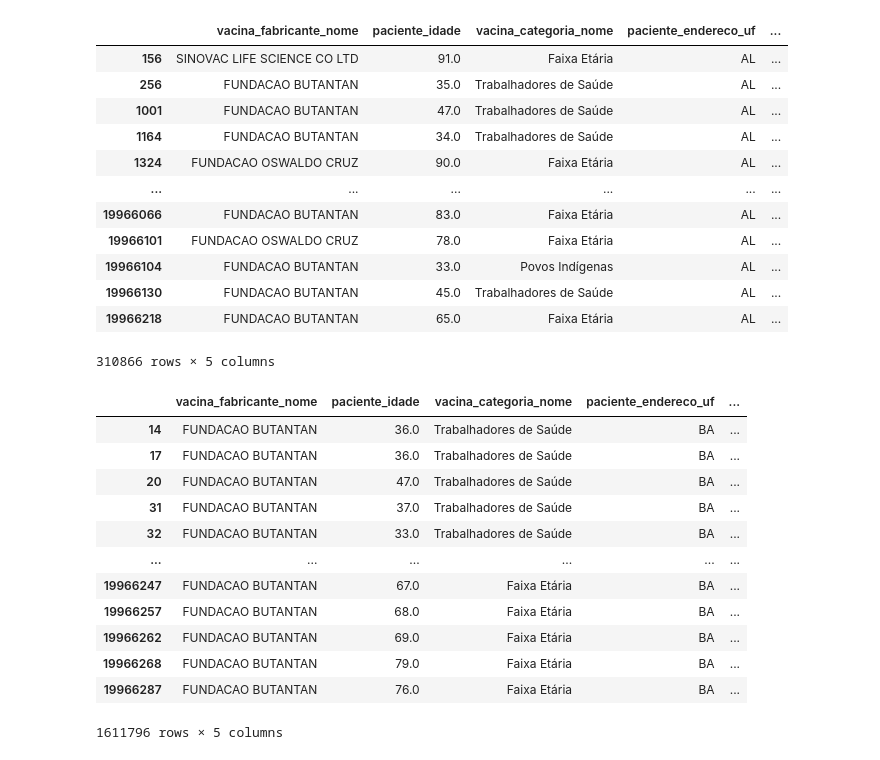
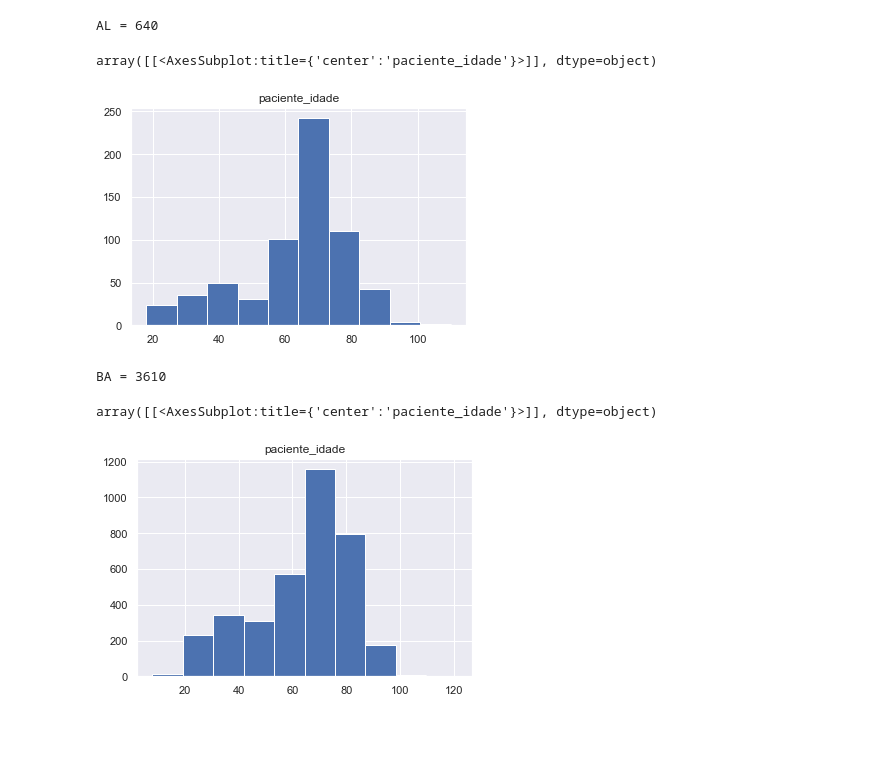
Before and after one commit to nubia-mp1211/Projeto-Final, a Jupyter notebook: Vacinas-Regiao-NORDESTE.ipynb, the cells around one changed output. Drawn from its saved outputs; the diff is of its cells as text; code cells hidden in the pictures; blank space fills up the shorter version.

```diff
--- a/Vacinas-Regiao-NORDESTE.ipynb
+++ b/Vacinas-Regiao-NORDESTE.ipynb
@@ -19,31 +22,10 @@ sns.set()
 # Leitura do arquivo de Vacinacao completo selecionando alguns
 # campos para pesquisa:
 
-df = pd.read_csv("vacinas_2021-04-03-1708.csv", sep=";",
-                 usecols=['vacina_descricao_dose', 'paciente_idade',
-                          'vacina_categoria_nome',
-                          'vacina_fabricante_nome', 'paciente_endereco_uf'])
-
-# Total  de pessoas vacinadas
-# na Região Nordeste:
-
-# (1) Estado ALAGOAS - AL
-
-df.loc[(df.paciente_endereco_uf == 'AL')]
-
-
-#df.loc[(df.paciente_endereco_uf == 'AL')].hist(bins=100)
+df = pd.read_csv("BD_Vacina_Amostra-03-05-2021.csv", sep=";")
+usecols = ['vacina_fabricante_nome',
+                 'paciente_idade',
+                 'paciente_id',
+                 'vacina_dataAplicacao',
+                 'paciente_endereco_uf',
+                 'vacina_descricao_dose']
-# %% [output]
-|  | vacina_fabricante_nome | paciente_idade | vacina_categoria_nome | paciente_endereco_uf | ... |
-| 156 | SINOVAC LIFE SCIENCE CO LTD | 91.0 | Faixa Etária | AL | ... |
-| 256 | FUNDACAO BUTANTAN | 35.0 | Trabalhadores de Saúde | AL | ... |
-| 1001 | FUNDACAO BUTANTAN | 47.0 | Trabalhadores de Saúde | AL | ... |
-| 1164 | FUNDACAO BUTANTAN | 34.0 | Trabalhadores de Saúde | AL | ... |
-| 1324 | FUNDACAO OSWALDO CRUZ | 90.0 | Faixa Etária | AL | ... |
-| ... | ... | ... | ... | ... | ... |
-| 19966066 | FUNDACAO BUTANTAN | 83.0 | Faixa Etária | AL | ... |
-| 19966101 | FUNDACAO OSWALDO CRUZ | 78.0 | Faixa Etária | AL | ... |
-| 19966104 | FUNDACAO BUTANTAN | 33.0 | Povos Indígenas | AL | ... |
-| 19966130 | FUNDACAO BUTANTAN | 45.0 | Trabalhadores de Saúde | AL | ... |
-| 19966218 | FUNDACAO BUTANTAN | 65.0 | Faixa Etária | AL | ... |
-310866 rows × 5 columns
@@ -50,24 +36,28 @@ df.loc[(df.paciente_endereco_uf == 'AL')]
+# %%
+# Total  de pessoas vacinadas
+# na Região Nordeste:
+
+# (1) Estado ALAGOAS - AL
+
+df.loc[(df.paciente_endereco_uf == 'AL')]
+print("AL =", len(df.loc[(df.paciente_endereco_uf == 'AL')]))
+
+df.loc[(df.paciente_endereco_uf == 'AL')].hist(bins=10)
+# %% [output]
+AL = 640
+array([[<AxesSubplot:title={'center':'paciente_idade'}>]], dtype=object)
+[figure, added]
 # %%
 # (2) Estado BAHIA - BA
 
 df.loc[(df.paciente_endereco_uf == 'BA')]
 
-
-#df.loc[(df.paciente_endereco_uf == 'BA')].hist(bins=100)
+print("BA =", len(df.loc[(df.paciente_endereco_uf == 'BA')]))
+df.loc[(df.paciente_endereco_uf == 'BA')].hist(bins=10)
 # %% [output]
-|  | vacina_fabricante_nome | paciente_idade | vacina_categoria_nome | paciente_endereco_uf | ... |
-| 14 | FUNDACAO BUTANTAN | 36.0 | Trabalhadores de Saúde | BA | ... |
-| 17 | FUNDACAO BUTANTAN | 36.0 | Trabalhadores de Saúde | BA | ... |
-| 20 | FUNDACAO BUTANTAN | 47.0 | Trabalhadores de Saúde | BA | ... |
-| 31 | FUNDACAO BUTANTAN | 37.0 | Trabalhadores de Saúde | BA | ... |
-| 32 | FUNDACAO BUTANTAN | 33.0 | Trabalhadores de Saúde | BA | ... |
-| ... | ... | ... | ... | ... | ... |
-| 19966247 | FUNDACAO BUTANTAN | 67.0 | Faixa Etária | BA | ... |
-| 19966257 | FUNDACAO BUTANTAN | 68.0 | Faixa Etária | BA | ... |
-| 19966262 | FUNDACAO BUTANTAN | 69.0 | Faixa Etária | BA | ... |
-| 19966268 | FUNDACAO BUTANTAN | 79.0 | Faixa Etária | BA | ... |
-| 19966287 | FUNDACAO BUTANTAN | 76.0 | Faixa Etária | BA | ... |
-1611796 rows × 5 columns
+BA = 3610
+array([[<AxesSubplot:title={'center':'paciente_idade'}>]], dtype=object)
+[figure, added]
 # %%
 # (3) Estado CEARÁ
 
```
Also changed, not shown: parts of 11 cells of this notebook, 1 other file.
